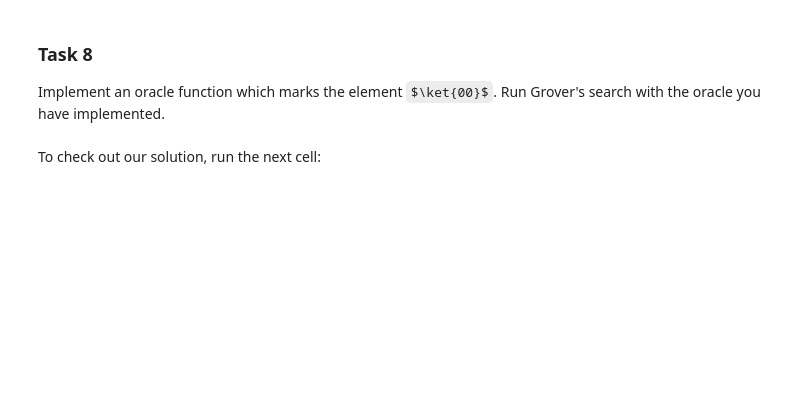
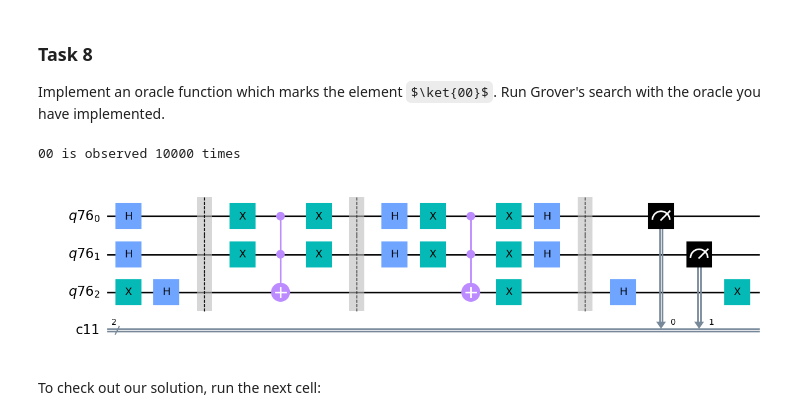
Before and after one commit to james-lucius/qureca_ADEQUATE, a Jupyter notebook: M3_541_Grovers_Search_Implementation_Exercise.ipynb, the cells around one changed output. Cells and saved outputs as stored; diff of their text form; code cells hidden in the pictures; some formulas as TeX source; blank space fills up the shorter version.

```diff
--- a/M3_541_Grovers_Search_Implementation_Exercise.ipynb
+++ b/M3_541_Grovers_Search_Implementation_Exercise.ipynb
@@ -377,7 +466,7 @@ mycircuit12.x(qreg12[10])
 mycircuit12.h(qreg12[10])
 
 #number of iterations - change this value
-iteration_count = 1
+iteration_count = 3
 for i in range(iteration_count):
     giant_oracle2(mycircuit12,qreg12)
     giant_diffusion(mycircuit12,qreg12)
@@ -409,3 +508,47 @@ from qiskit import QuantumRegister, ClassicalRegister, QuantumCircuit, execute,
+# %%
+def oracle_00(circuit,qreg):
+    #Your code here
+    #
+    #
+    for i in range(2): circuit.x(qreg[i])
+    circuit.ccx(qreg[0], qreg[1], qreg[2])
+    for i in range(2): circuit.x(qreg[i])
+# %%
+from qiskit import QuantumRegister, ClassicalRegister, QuantumCircuit, execute, Aer
+
+#Grover's search
+qreg4 = QuantumRegister(3)
+creg4 = ClassicalRegister(2)
+qc = QuantumCircuit(qreg4, creg4)
+
+for i in range(2): qc.h(qreg4[i])
+
+qc.x(qreg4[2])
+qc.h(qreg4[2])
+
+qc.barrier()
+
+oracle_00(qc, qreg4)
+qc.barrier()
+inversion(qc, qreg4)
+qc.barrier()
+
+qc.h(qreg4[2])
+qc.x(qreg4[2])
+
+for i in range(2): qc.measure(qreg4[i], creg4[i])
+
+job = execute(qc, Aer.get_backend('qasm_simulator'), shots = 10000)
+counts = job.result().get_counts(qc)
+for outcome in counts:
+  reverse_outcome = ''
+  for i in outcome:
+    reverse_outcome = i + reverse_outcome
+  print(f"{reverse_outcome} is observed {counts[outcome]} times")
+qc.draw(output = 'mpl')
+# %% [output]
+00 is observed 10000 times
+[figure, added]
 # %% [markdown]
 To check out our solution, run the next cell:
 # %%
```
Also changed, not shown: parts of 17 cells of this notebook.
